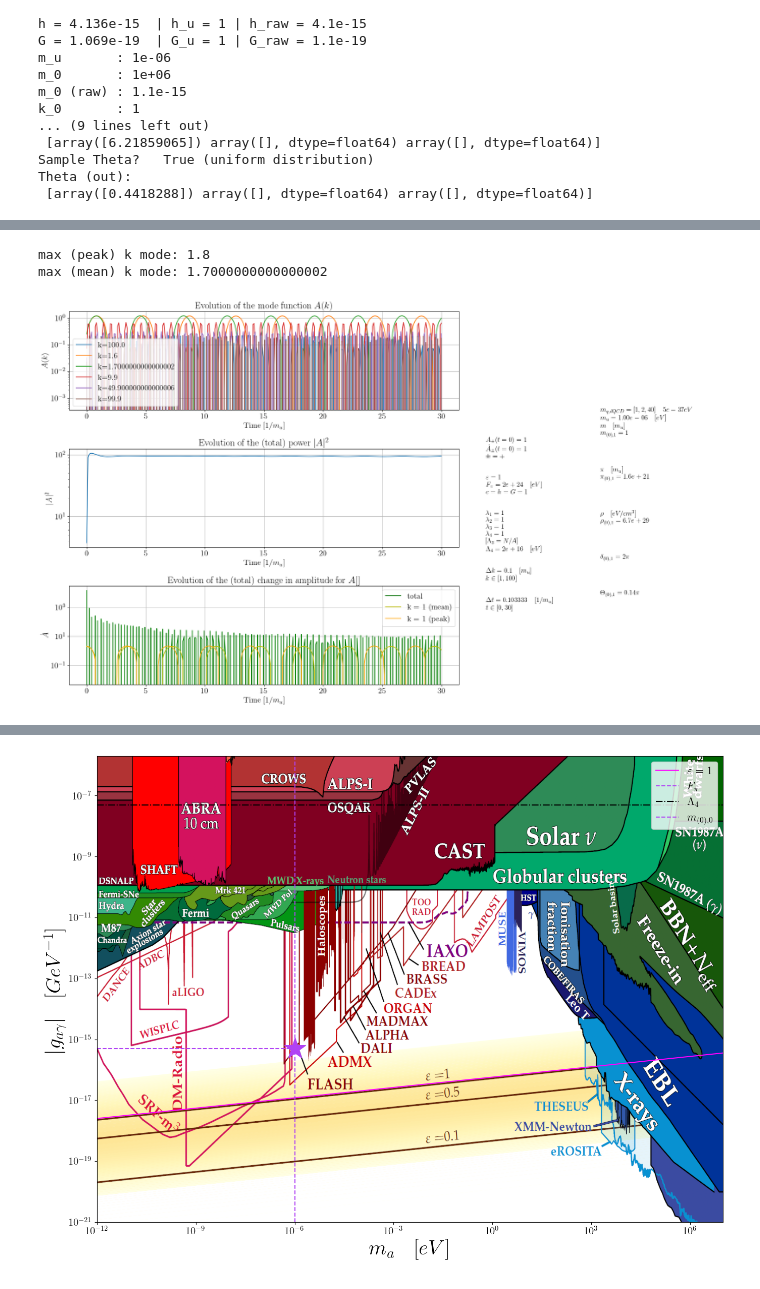
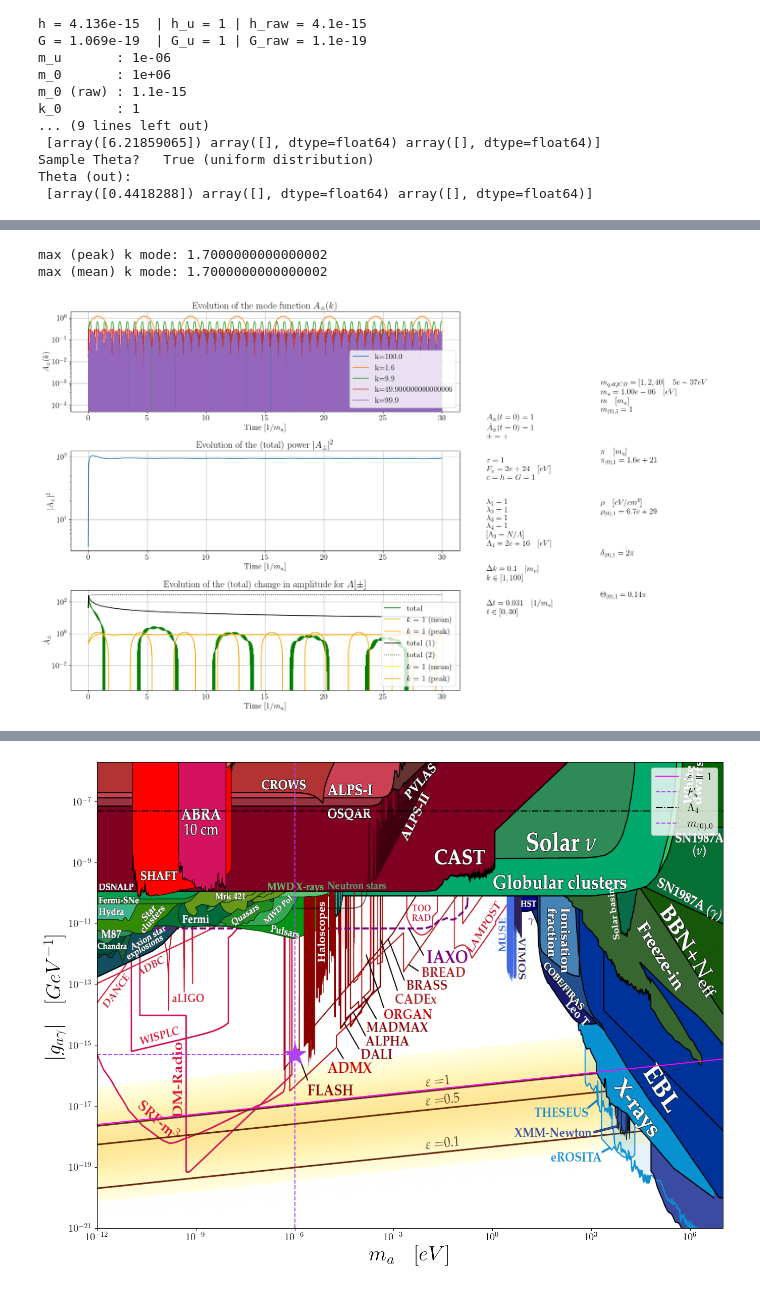
Before and after one commit to LoaneShark/pyAxiverse, a Jupyter notebook: run_single_case.ipynb, the cells around one changed output, grey strips where cells are left out. Saved outputs shown, nothing was run; the diff lists cells and outputs as text; code cells hidden in the pictures.

```diff
--- a/run_single_case.ipynb
+++ b/run_single_case.ipynb
@@ -148,8 +148,8 @@ eps_c  = np.array([+1., +1., +1., -1., -1., -1., -1., +1., -1.])  # Millicharge
 #       Do we want to run each simulation until it hits time t' or until it completes T oscillations?
 t_span = [0, 30]   # Units of 1/m_u
 #t_N    = 300       # Number of timesteps
-t_N = 300
-t_sens = 0.1       # fraction of total time to use to calculate (averaged) initial and final occupation numbers (0.1 = first/last 10%)
+t_N = 1000
+t_sens = 0.2       # fraction of total time to use to calculate (averaged) initial and final occupation numbers (0.1 = first/last 10%)
 
 # k values
 # TODO: Should we run k up until we hit the cutoff limit? If not, what limit?
@@ -213,10 +213,11 @@ p = init_densities(masks, p_t=p_t, normalized_subdens=True)
 amps = init_amplitudes(m, p, m_unit=m_u, h=h, c=c, mass_units=use_mass_units, natural_units=use_natural_units, unitful_amps=unitful_masses, rescale_amps=rescale_amps, verbosity=verbosity)
 
 freeze_Theta = False
+freeze_Theta_val = np.pi
 if freeze_Theta:
-    Th_in = np.array([np.ma.masked_where(masks[0], np.full_like(masks[0], np.pi, dtype=float)).compressed(),
-                      np.ma.masked_where(masks[1], np.full_like(masks[1], np.pi, dtype=float)).compressed(),
-                      np.ma.masked_where(masks[2], np.full_like(masks[2], np.pi, dtype=float)).compressed()], dtype=object)
+    Th_in = np.array([np.ma.masked_where(masks[0], np.full_like(masks[0], freeze_Theta_val, dtype=float)).compressed(),
+                      np.ma.masked_where(masks[1], np.full_like(masks[1], freeze_Theta_val, dtype=float)).compressed(),
+                      np.ma.masked_where(masks[2], np.full_like(masks[2], freeze_Theta_val, dtype=float)).compressed()], dtype=object)
     sample_Theta = False
 else:
     Th_in = None
@@ -262,6 +263,9 @@ rescale_consts = rescale_m if unitful_masses else not(rescale_m)
 L3_sc = abs(L3) if not rescale_consts else L3 / m_unit
 L4_sc = abs(L4) if not rescale_consts else L4 / m_unit
 F_sc  = abs(F)  if not rescale_consts else  F / m_unit
+
+# Characteristic timescales (minimum binsize to capture full oscillations) by species
+T_min, T_r, T_n, T_c = get_timescales(m, m0, m_u=1, verbosity=verbosity)
 
 units = get_units(unitful_m, rescale_m, unitful_k, rescale_k, unitful_amps, rescale_amps, rescale_consts, dimensionful_p, unitful_c, unitful_h, unitful_G, use_mass_units, verbosity=verbosity)
 print_params(units, m=m, p=p, amps=amps, Th=Th, d=d, m_q=m_scale, m_0=m0, m_u=m_u, natural_units=use_natural_units, verbosity=verbosity)
@@ -342,7 +346,7 @@ t, t_step = np.linspace(t_span[0], t_span[1], t_N, retstep=True)  # Array of tim
 #t = t[1:]
 
 # Classification sensitivity threshold
-res_con = 10000
+res_con = 500
 #res_con = max(100,1./A_sens)
 
 # Numerical Integration method (to be passed to solve_ivp)
@@ -350,14 +354,13 @@ int_method = 'RK45'
 
 # Collect all input parameters
 parameters = {'e': e, 'F': F, 'p_t': p_t, 'eps': eps, 'L3': L3, 'L4': L4, 'l1': l1, 'l2': l2, 'l3': l3, 'l4': l4, 'res_con': res_con,
-              'A_0': A_0, 'Adot_0': Adot_0, 'A_pm': A_pm, 't_sens': t_sens, 'A_sens': A_sens,
+              'A_0': A_0, 'Adot_0': Adot_0, 'A_pm': A_pm, 't_sens': t_sens, 'A_sens': A_sens, 'T_n': T_n, 'T_r': T_r, 'T_c': T_c, 'T_u': T_min,
               'qm': qm, 'qc': qc, 'dqm': dqm, 'eps_c': eps_c, 'xi': xi, 'm_0': m0, 'm_u': m_unit, 'm_scale': m_scale, 'p_unit': p_unit,
               'm_r': m[0], 'm_n': m[1], 'm_c': m[2], 'p_r': p[0], 'p_n': p[1], 'p_c': p[2], 'Th_r': Th[0], 'Th_n': Th[1], 'Th_c': Th[2],
-              'amp_r': amps[0], 'amp_n': amps[1], 'amp_c': amps[2], 'd_r': d[0], 'd_n': d[1], 'd_c': d[2], 'k_0': k0,
+              'amp_r': amps[0], 'amp_n': amps[1], 'amp_c': amps[2], 'd_r': d[0], 'd_n': d[1], 'd_c': d[2], 'k_0': k0, 'seed': rng_seed,
               'unitful_m': unitful_masses, 'rescale_m': rescale_m, 'unitful_amps': unitful_amps, 'rescale_amps': rescale_amps,
-              'unitful_k': unitful_k, 'rescale_k': rescale_k, 'rescale_consts': rescale_consts, 'h': h, 'c': c, 'G': G, 'seed': rng_seed,
-              'dimensionful_p': dimensionful_p, 'use_natural_units': use_natural_units, 'use_mass_units': use_mass_units,
-              'int_method': int_method}
+              'unitful_k': unitful_k, 'rescale_k': rescale_k, 'rescale_consts': rescale_consts, 'h': h, 'c': c, 'G': G, 'int_method': int_method,
+              'dimensionful_p': dimensionful_p, 'use_natural_units': use_natural_units, 'use_mass_units': use_mass_units}
 
 phash = get_parameter_space_hash(parameters, verbosity=verbosity)
 
@@ -413,19 +416,19 @@ start time:  2024-02-22 21:57:30.091258
 # %%
 # Plot results (Amplitudes)
 k_peak, k_mean = get_peak_k_modes(solutions, k_values_in=k_values, write_to_params=True)
 
 if debug_level > 0:
     print('max (peak) k mode: ' + str(k_peak))
     print('max (mean) k mode: ' + str(k_mean))
 
 # Plot the solution
-plt = make_amplitudes_plot(params, units, solutions)
+plt = make_amplitudes_plot(params, units, solutions, plot_RMS=True, tex_fmt=use_tex_format)
 result_plots['amps'] = plt.gcf()
 plt.show()
 # %% [output]
-max (peak) k mode: 1.8
+max (peak) k mode: 1.7000000000000002
 max (mean) k mode: 1.7000000000000002
-[figure, old version]
+[figure, new version]
 # %%
 # Plot the occupation numbers
 
```
Also changed, not shown: parts of 11 cells of this notebook, 2 other files.
